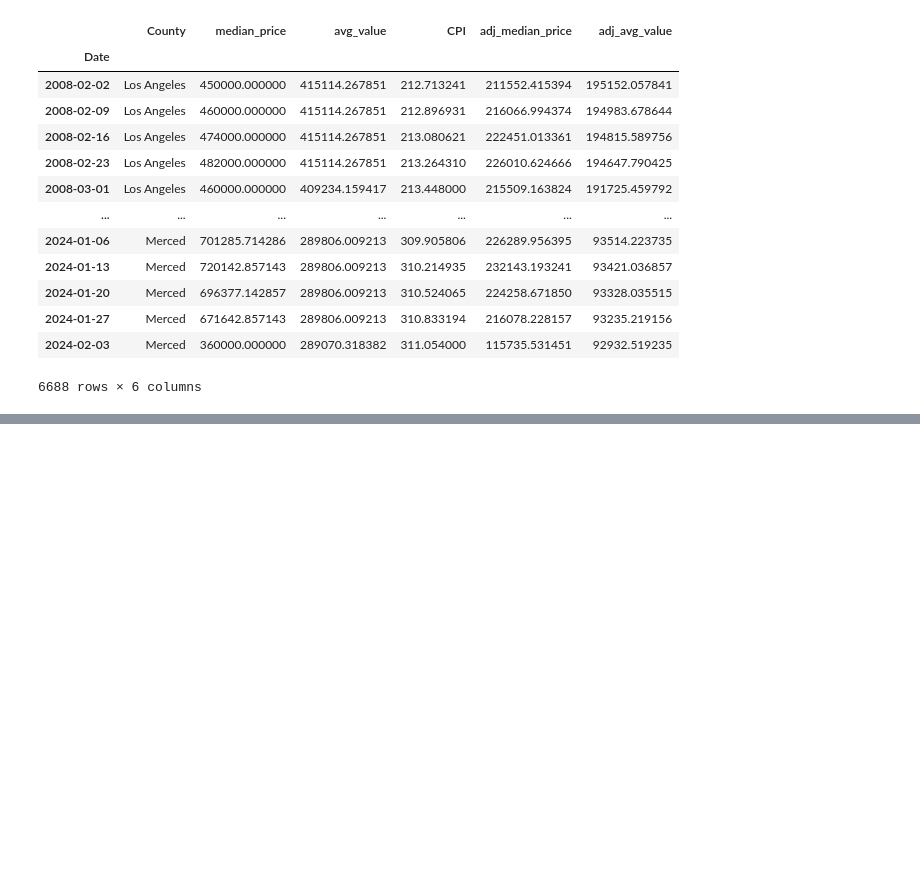
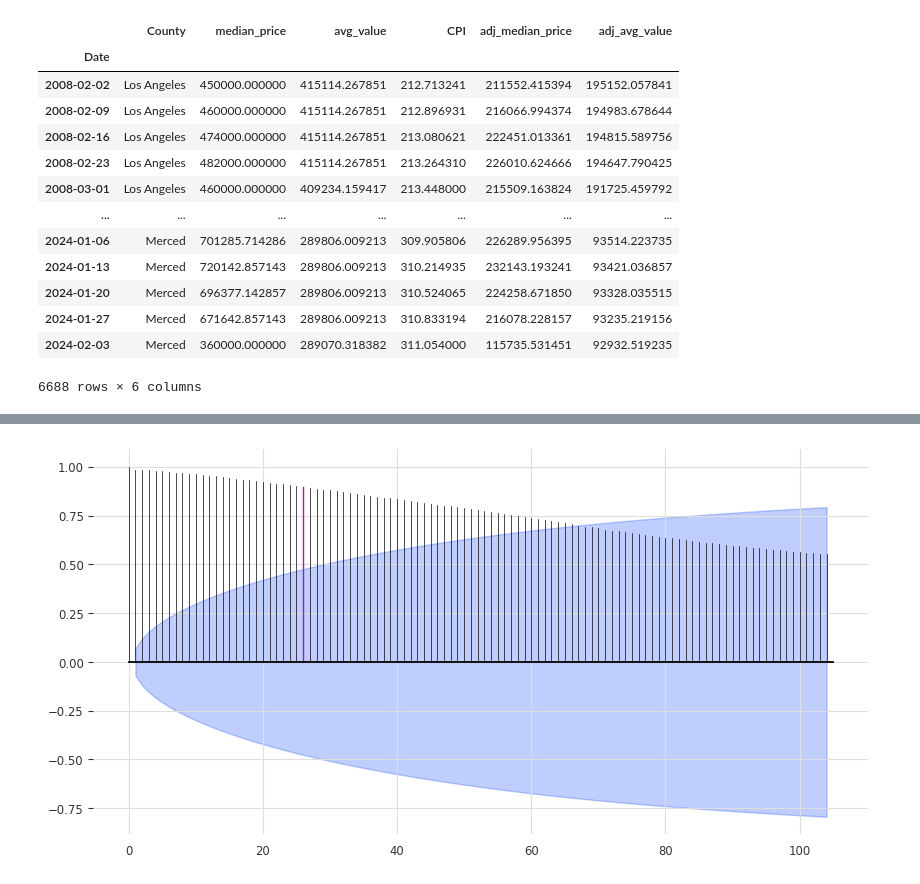
Before and after one commit to AlbertHender/Cali_Housing_forecast, a Jupyter notebook: Housing_model.ipynb, the cells around one changed output, grey strips where cells are left out. Drawn from its saved outputs; the diff is of its cells as text; code cells hidden in the pictures; blank space fills up the shorter version.

```diff
--- a/Housing_model.ipynb
+++ b/Housing_model.ipynb
@@ -54,6 +54,19 @@ value_test = Counties_value[Counties_median['Date'] >= '2023-01-06']
 value_train = value_train.pivot_table(index='Date',columns='County',values='adj_avg_value')
 value_test = value_test.pivot_table(index='Date',columns='County',values='adj_avg_value')
 
+CPI_train = data[['Date','CPI']]
+CPI_train = CPI_train[CPI_train['Date'] < '2023-01-06']
+CPI_train = CPI_train.pivot_table(index='Date',values='CPI')
+
+CPI_test = data[['Date','CPI']]
+CPI_test = CPI_test[CPI_test['Date'] >= '2023-01-06']
+CPI_test = CPI_test.pivot_table(index='Date',values='CPI')
+
+median_train = median_train.merge(CPI_train,on='Date')
+value_train = value_train.merge(CPI_train,on='Date')
+
+median_test = median_test.merge(CPI_test,on='Date')
+value_test = value_test.merge(CPI_test,on='Date')
+
 CPI = data[['Date','CPI']]
-CPI = CPI[CPI['Date'] < '2023-01-06']
 CPI = CPI.pivot_table(index='Date',values='CPI')
@@ -59,0 +87,23 @@ CPI = CPI.pivot_table(index='Date',values='CPI')
+# %%
+from darts import TimeSeries
+
+median_train = median_train.reset_index()
+median_train = TimeSeries.from_dataframe(median_train, time_col='Date', value_cols = ['Fresno', 'Los Angeles', 'Merced', 'Riverside', 'Sacramento',
+              'San Diego', 'San Francisco', 'San Luis Obispo','CPI'])
+
+median_test = median_test.reset_index()
+median_test = TimeSeries.from_dataframe(median_test, time_col='Date', value_cols = ['Fresno', 'Los Angeles', 'Merced', 'Riverside', 'Sacramento',
+       'San Diego', 'San Francisco', 'San Luis Obispo','CPI'])
+
+CPI = CPI.reset_index()
+CPI = TimeSeries.from_dataframe(CPI, time_col='Date', value_cols = ['CPI'])
+# %%
+from darts.utils.statistics import plot_acf, check_seasonality
+
+plot_acf(median_train['San Diego'],m=26,alpha=0.05,max_lag=104)
+for m in range(2, 104):
+    is_seasonal, period = check_seasonality(median_train['San Diego'], m=m, alpha=0.05,max_lag=104)
+    if is_seasonal:
+        print("There is seasonality of order {}.".format(period))
+# %% [output]
+[figure, added]
```
Also changed, not shown: parts of 17 cells of this notebook.
